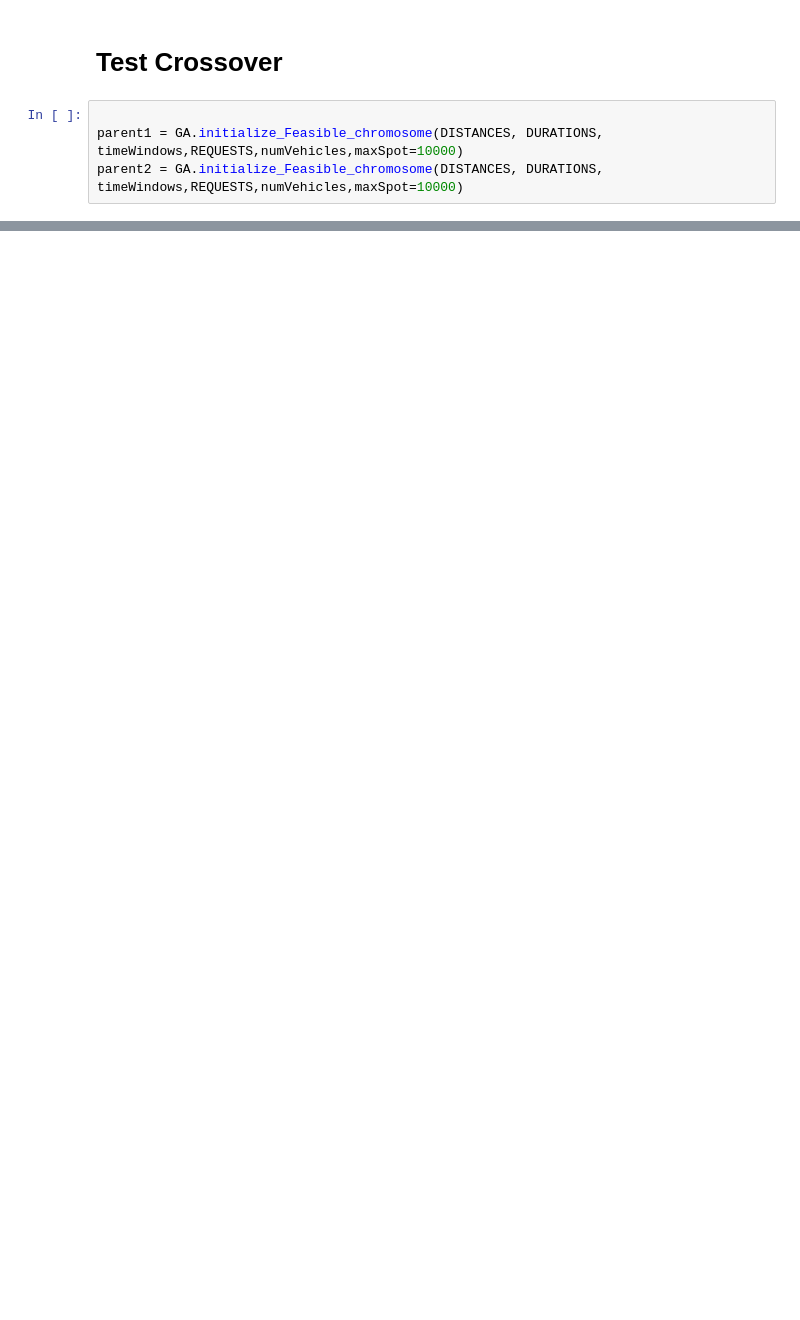
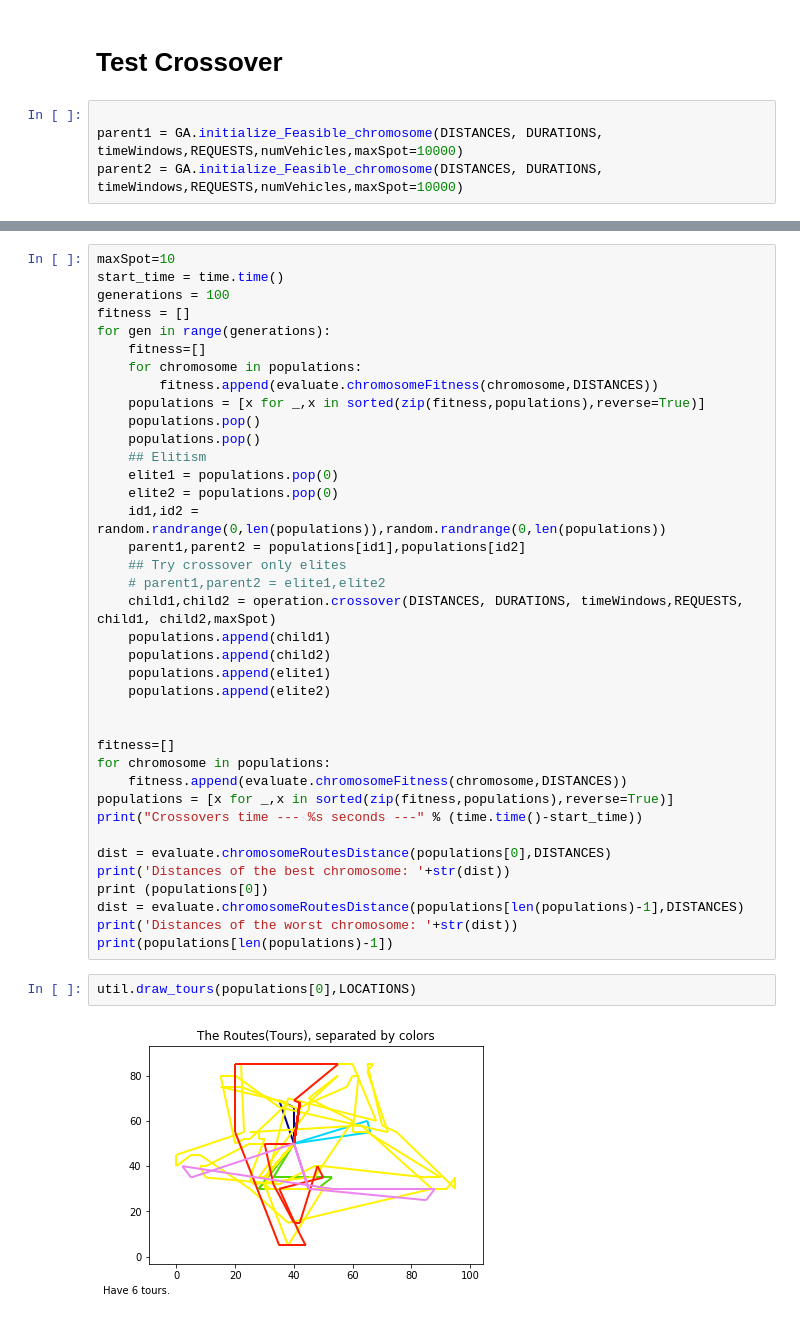
Before and after one commit to Worse2Worst/Senior-Project, a Jupyter notebook: src/visualize_benchmark.ipynb, the cells around one changed output, grey strips where cells are left out. Cells and saved outputs as stored; diff of their text form; blank space fills up the shorter version.

```diff
--- a/src/visualize_benchmark.ipynb
+++ b/src/visualize_benchmark.ipynb
@@ -125,0 +242,42 @@ new Child2 Distances of chromosome: 1658.08116739
+# %%
+maxSpot=10
+start_time = time.time()
+generations = 100
+fitness = []
+for gen in range(generations):
+    fitness=[]
+    for chromosome in populations:
+        fitness.append(evaluate.chromosomeFitness(chromosome,DISTANCES))
+    populations = [x for _,x in sorted(zip(fitness,populations),reverse=True)]
+    populations.pop()
+    populations.pop()
+    ## Elitism
+    elite1 = populations.pop(0)
+    elite2 = populations.pop(0)
+    id1,id2 = random.randrange(0,len(populations)),random.randrange(0,len(populations))
+    parent1,parent2 = populations[id1],populations[id2]
+    ## Try crossover only elites
+    # parent1,parent2 = elite1,elite2
+    child1,child2 = operation.crossover(DISTANCES, DURATIONS, timeWindows,REQUESTS, child1, child2,maxSpot)
+    populations.append(child1)
+    populations.append(child2)
+    populations.append(elite1)
+    populations.append(elite2)
+
+
+fitness=[]
+for chromosome in populations:
+    fitness.append(evaluate.chromosomeFitness(chromosome,DISTANCES))
+populations = [x for _,x in sorted(zip(fitness,populations),reverse=True)]
+print("Crossovers time --- %s seconds ---" % (time.time()-start_time))
+
+dist = evaluate.chromosomeRoutesDistance(populations[0],DISTANCES)
+print('Distances of the best chromosome: '+str(dist))
+print (populations[0])
+dist = evaluate.chromosomeRoutesDistance(populations[len(populations)-1],DISTANCES)
+print('Distances of the worst chromosome: '+str(dist))
+print(populations[len(populations)-1])
+# %%
+util.draw_tours(populations[0],LOCATIONS)
+# %% [output]
+[figure, added]
```
Also changed, not shown: parts of 13 cells of this notebook, 7 other files.
